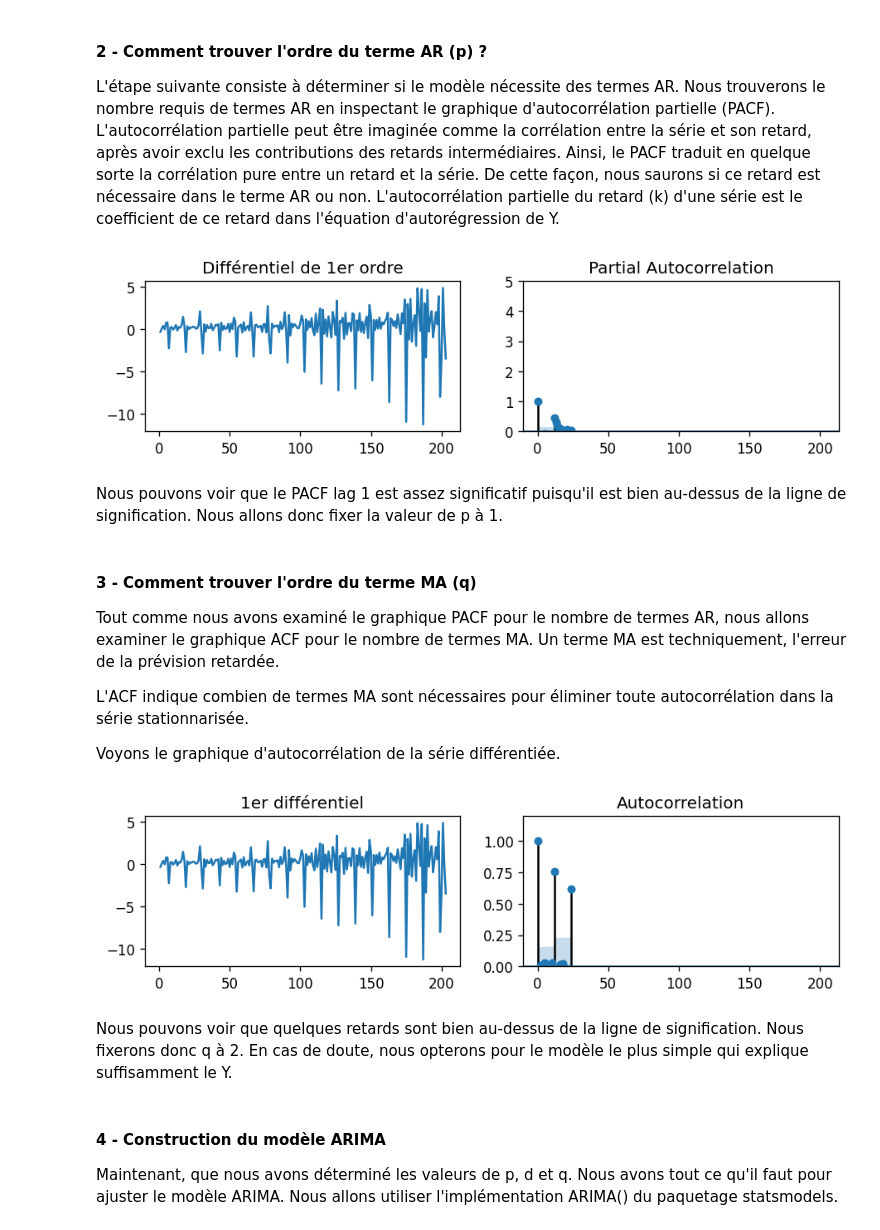
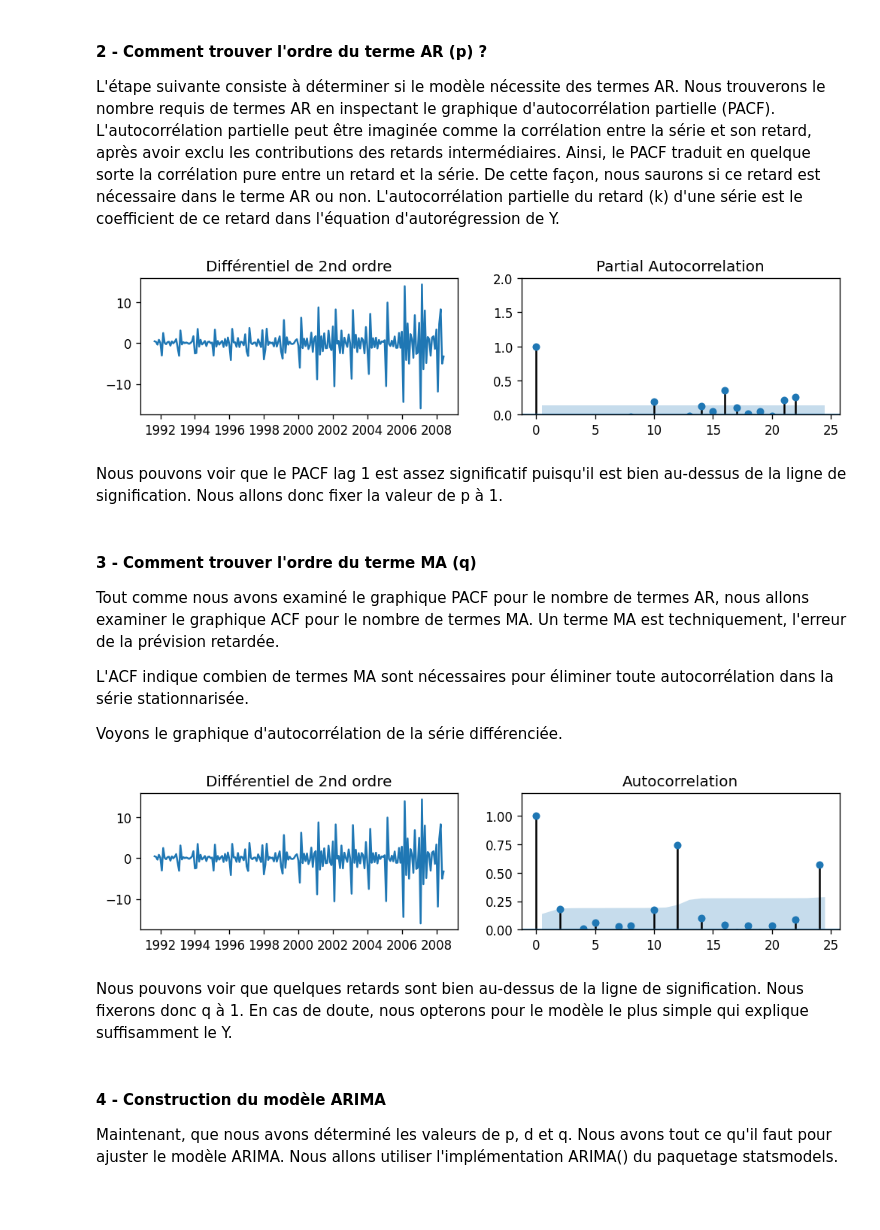
Before and after one commit to asdjimespoir/Time_Series_Projet, a Jupyter notebook: Mini_Projet.ipynb, the cells around one changed output. Cells and saved outputs as stored; diff of their text form; code cells hidden in the pictures; blank space fills up the shorter version.

```diff
--- a/Mini_Projet.ipynb
+++ b/Mini_Projet.ipynb
@@ -114,7 +118,6 @@ Importons le dataset et faisons de la colonne `Date` l'index puis définissons l
 # %%
 # Importons le CSV
-medoc_df = pd.read_csv("data/drug_sales.txt")
-df = medoc_df
+df = pd.read_csv("data/drug_sales.txt")
 df['date'] = pd.to_datetime(df['date'])
 df = df.set_index('date')
 df.index.freq ='MS'
@@ -292,12 +306,12 @@ p-value: 1.000000
 # %% [markdown]
 Puisque la valeur p(1.00) est supérieure au niveau de signification(0.05), différencions les séries et voyons à quoi ressemble le graphique d'autocorrélation
 # %%
-plt.rcParams.update({'figure.figsize':(9,2), 'figure.dpi':120})
+plt.rcParams.update({'figure.figsize':(10,2), 'figure.dpi':120})
 
 # Series Originales
-fig, axes = plt.subplots(1, 2, sharex=True)
-axes[0].plot(medoc_df.value); axes[0].set_title('Series Originales')
-plot_acf(medoc_df.value, ax=axes[1])
+fig, axes = plt.subplots(1, 2)
+axes[0].plot(df); axes[0].set_title('Series Originales')
+plot_acf(df, ax=axes[1])
 
 plt.show()
 # %% [output]
@@ -305,14 +319,14 @@ plt.show()
 # %% [markdown]
 ##### Différentiel de 1er ordre
 # %%
-plt.rcParams.update({'figure.figsize':(9,2), 'figure.dpi':120})
+plt.rcParams.update({'figure.figsize':(10,2), 'figure.dpi':120})
 
 
 # Différentiel de 1er ordre
-fig, axes = plt.subplots(1, 2, sharex=True)
+fig, axes = plt.subplots(1, 2)
 
-axes[0].plot(medoc_df.value.diff()); axes[0].set_title('Différentiel de 1er ordre')
-plot_acf(medoc_df.value.diff().dropna(), ax=axes[1])
+axes[0].plot(df.diff()); axes[0].set_title('Différentiel de 1er ordre')
+plot_acf(df.diff().dropna(), ax=axes[1])
 
 plt.show()
 # %% [output]
@@ -329,13 +343,13 @@ La série étant toujours non stationnaire passons à au différentiel de deuxi
 # %% [markdown]
 ##### Différentiel de 2nd ordre
 # %%
-plt.rcParams.update({'figure.figsize':(9,2), 'figure.dpi':120})
+plt.rcParams.update({'figure.figsize':(10,2), 'figure.dpi':120})
 
 # Différentiel de 2nd ordre
-fig, axes = plt.subplots(1, 2, sharex=True)
+fig, axes = plt.subplots(1, 2)
 
-axes[0].plot(medoc_df.value.diff().diff()); axes[0].set_title('Différentiel de 2nd ordre')
-plot_acf(medoc_df.value.diff().diff().dropna(), ax=axes[1])
+axes[0].plot(df.diff().diff()); axes[0].set_title('Différentiel de 2nd ordre')
+plot_acf(df.diff().diff().dropna(), ax=axes[1])
 
 plt.show()
 # %% [output]
@@ -356,16 +370,17 @@ L'autocorrélation partielle peut être imaginée comme la corrélation entre la
 L'autocorrélation partielle du retard (k) d'une série est le coefficient de ce retard dans l'équation d'autorégression de Y.
 # %%
 # Plot PACF de la première série différentiée
-plt.rcParams.update({'figure.figsize':(9,2), 'figure.dpi':120})
+plt.rcParams.update({'figure.figsize':(10,2), 'figure.dpi':120})
 
-fig, axes = plt.subplots(1, 2, sharex=True)
-axes[0].plot(medoc_df.value.diff()); axes[0].set_title('Différentiel de 1er ordre')
-axes[1].set(ylim=(0,5))
-plot_pacf(medoc_df.value.diff().dropna(), ax=axes[1])
+fig, axes = plt.subplots(1, 2)
+axes[0].plot(df.diff().diff()); axes[0].set_title('Différentiel de 2nd ordre')
+axes[1].set(ylim=(0,2))
+#ax=axes[1].set_title('Autocorrelation partielle')
+plot_pacf(df.diff().diff().dropna(), ax=axes[1])
 
 plt.show()
 # %% [output]
-[figure, old version]
+[figure, new version]
 # %% [markdown]
 Nous pouvons voir que le PACF lag 1 est assez significatif puisqu'il est bien au-dessus de la ligne de signification. Nous allons donc fixer la valeur de p à 1.
 # %% [markdown]
@@ -375,20 +390,20 @@ Tout comme nous avons examiné le graphique PACF pour le nombre de termes AR, no
 
 L'ACF indique combien de termes MA sont nécessaires pour éliminer toute autocorrélation dans la série stationnarisée.
 
-Voyons le graphique d'autocorrélation de la série différentiée.
+Voyons le graphique d'autocorrélation de la série différenciée.
 # %%
-plt.rcParams.update({'figure.figsize':(9,2), 'figure.dpi':120})
+plt.rcParams.update({'figure.figsize':(10,2), 'figure.dpi':120})
 
-fig, axes = plt.subplots(1, 2, sharex=True)
-axes[0].plot(medoc_df.value.diff()); axes[0].set_title('1er différentiel')
+fig, axes = plt.subplots(1, 2)
+axes[0].plot(df.diff().diff()); axes[0].set_title('Différentiel de 2nd ordre')
 axes[1].set(ylim=(0,1.2))
-plot_acf(medoc_df.value.diff().dropna(), ax=axes[1])
+plot_acf(df.diff().diff().dropna(), ax=axes[1])
 
 plt.show()
 # %% [output]
-[figure, old version]
+[figure, new version]
 # %% [markdown]
-Nous pouvons voir que quelques retards sont bien au-dessus de la ligne de signification. Nous fixerons donc q à 2. En cas de doute, nous opterons pour le modèle le plus simple qui explique suffisamment le Y.
+Nous pouvons voir que quelques retards sont bien au-dessus de la ligne de signification. Nous fixerons donc q à 1. En cas de doute, nous opterons pour le modèle le plus simple qui explique suffisamment le Y.
 # %% [markdown]
 #### **4 - Construction du modèle ARIMA**
 
```
Also changed, not shown: parts of 60 cells of this notebook.
